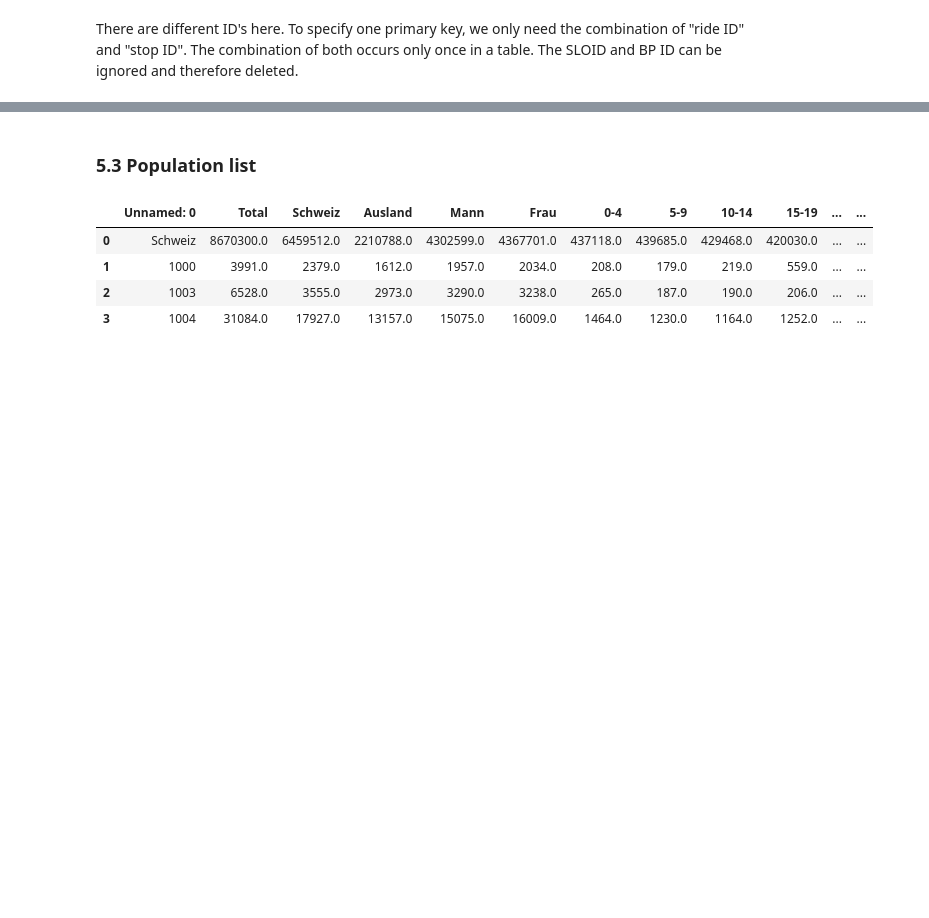
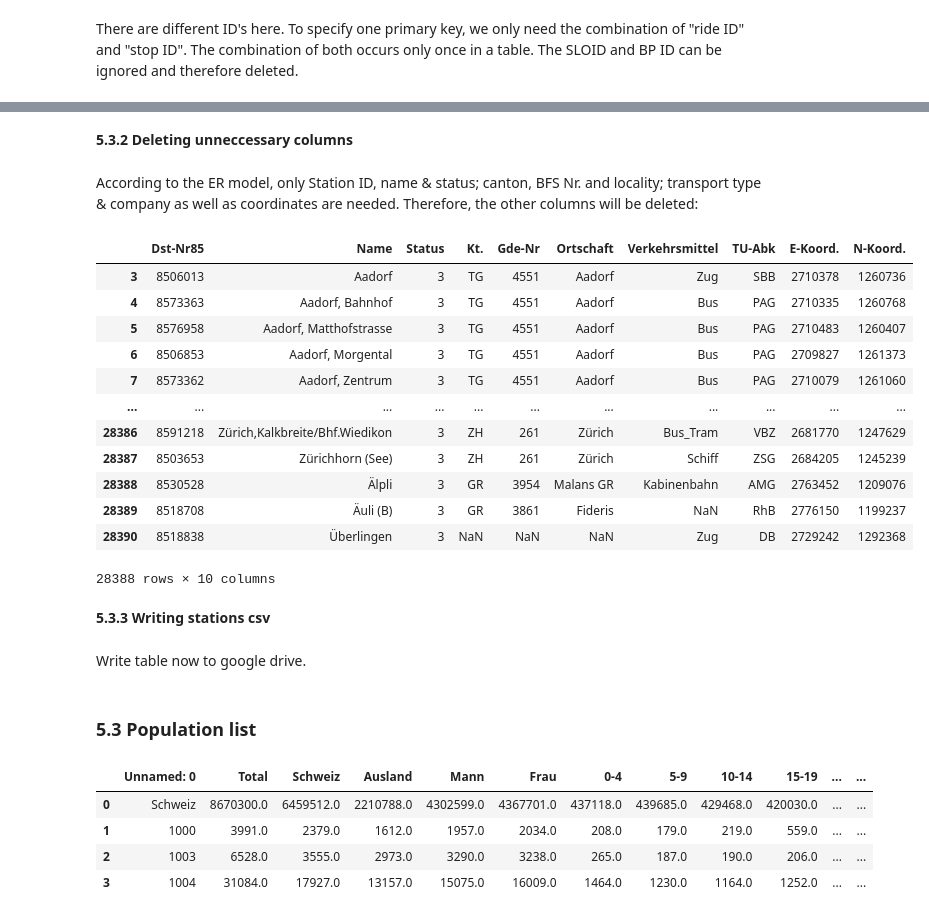
Before and after one commit to Icelander169/MasterThesis, a Jupyter notebook: 01_Reading_Cleaning_Data.ipynb, the cells around one changed output, grey strips where cells are left out. Drawn from its saved outputs; the diff is of its cells as text; code cells hidden in the pictures; blank space fills up the shorter version.

```diff
--- a/01_Reading_Cleaning_Data.ipynb
+++ b/01_Reading_Cleaning_Data.ipynb
@@ -686,0 +734,2 @@ stop_count_expand.to_csv("../Data/Cleaned/stop_count.csv")
+# %%
+stations.drop([0, 1, 2], axis=0, inplace=True)
@@ -686,0 +757,4 @@ stop_count_expand.to_csv("../Data/Cleaned/stop_count.csv")
+# %%
+stations.drop(["Karte", "Karte.1"], axis=1, inplace=True)
+# %%
+stations.dropna(axis=0, how='all', inplace=True) # drop rows with all NA
@@ -686,0 +776,26 @@ stop_count_expand.to_csv("../Data/Cleaned/stop_count.csv")
+# %% [markdown]
+**5.3.2 Deleting unneccessary columns**
+# %% [markdown]
+According to the ER model, only Station ID, name & status; canton, BFS Nr. and locality; transport type & company as well as coordinates are needed. Therefore, the other columns will be deleted:
+# %%
+stations_reduced = stations[["Dst-Nr85", "Name", "Status", "Kt.", "Gde-Nr", "Ortschaft", "Verkehrsmittel", "TU-Abk", "E-Koord.", "N-Koord."]]
+# %%
+stations_reduced
+# %% [output]
+|  | Dst-Nr85 | Name | Status | Kt. | Gde-Nr | Ortschaft | Verkehrsmittel | TU-Abk | E-Koord. | N-Koord. |
+| 3 | 8506013 | Aadorf | 3 | TG | 4551 | Aadorf | Zug | SBB | 2710378 | 1260736 |
+| 4 | 8573363 | Aadorf, Bahnhof | 3 | TG | 4551 | Aadorf | Bus | PAG | 2710335 | 1260768 |
+| 5 | 8576958 | Aadorf, Matthofstrasse | 3 | TG | 4551 | Aadorf | Bus | PAG | 2710483 | 1260407 |
+| 6 | 8506853 | Aadorf, Morgental | 3 | TG | 4551 | Aadorf | Bus | PAG | 2709827 | 1261373 |
+| 7 | 8573362 | Aadorf, Zentrum | 3 | TG | 4551 | Aadorf | Bus | PAG | 2710079 | 1261060 |
+| ... | ... | ... | ... | ... | ... | ... | ... | ... | ... | ... |
+| 28386 | 8591218 | Zürich,Kalkbreite/Bhf.Wiedikon | 3 | ZH | 261 | Zürich | Bus_Tram | VBZ | 2681770 | 1247629 |
+| 28387 | 8503653 | Zürichhorn (See) | 3 | ZH | 261 | Zürich | Schiff | ZSG | 2684205 | 1245239 |
+| 28388 | 8530528 | Älpli | 3 | GR | 3954 | Malans GR | Kabinenbahn | AMG | 2763452 | 1209076 |
+| 28389 | 8518708 | Äuli (B) | 3 | GR | 3861 | Fideris | NaN | RhB | 2776150 | 1199237 |
+| 28390 | 8518838 | Überlingen | 3 | NaN | NaN | NaN | Zug | DB | 2729242 | 1292368 |
+28388 rows × 10 columns
+# %% [markdown]
+**5.3.3 Writing stations csv**
+# %% [markdown]
+Write table now to google drive.
```
Also changed, not shown: parts of 57 cells of this notebook.
